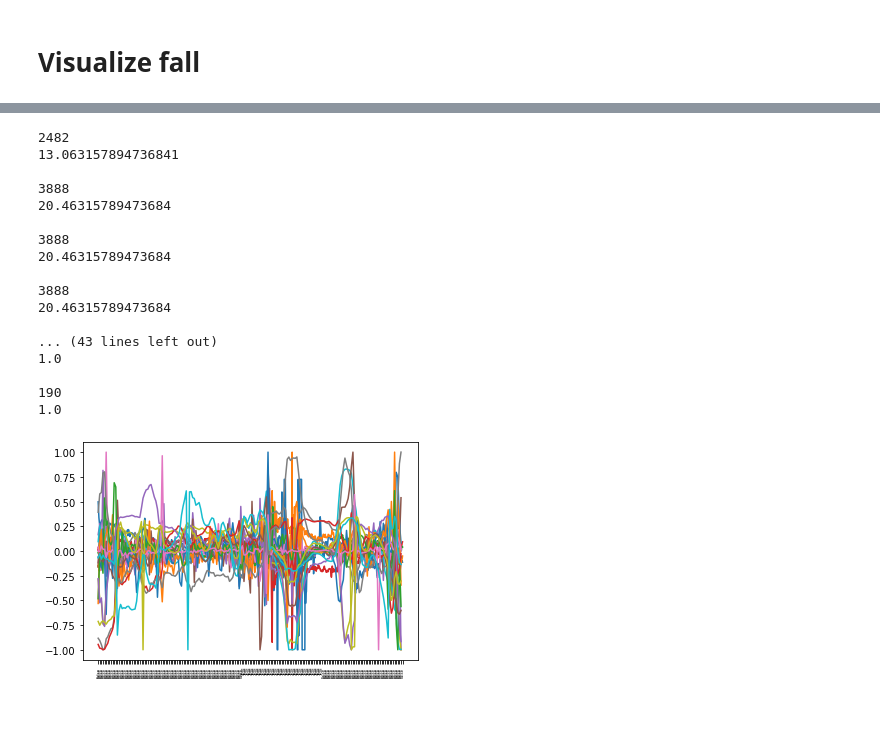
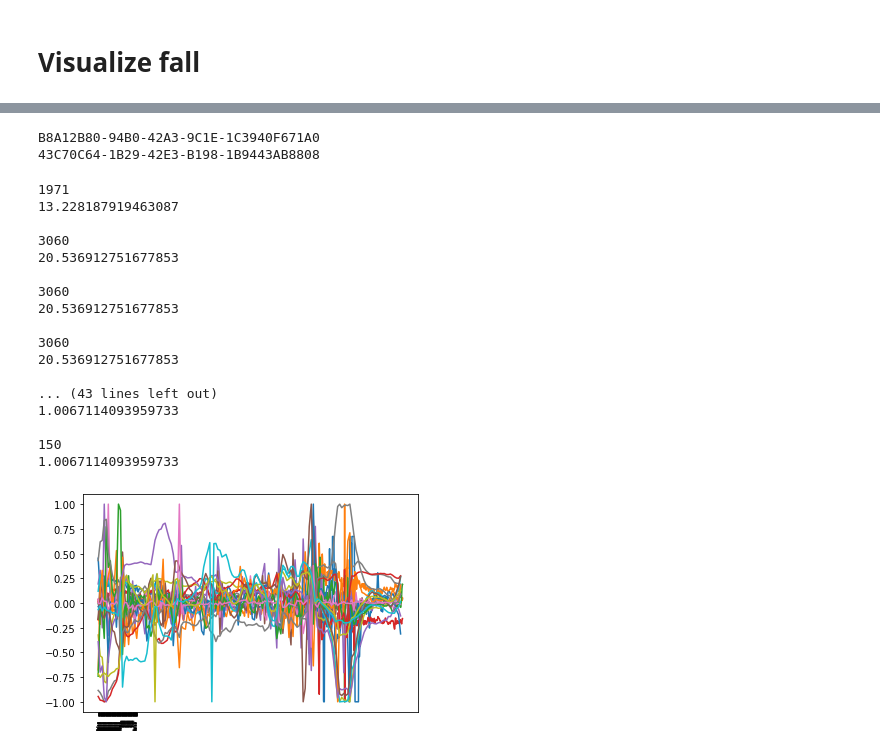
Before and after one commit to hwixley/Fall-Detection-Deep-Learning, a Jupyter notebook: preprocessing.ipynb, the cells around one changed output, grey strips where cells are left out. Cells and saved outputs as stored; diff of their text form; code cells hidden in the pictures; blank space fills up the shorter version.

```diff
--- a/preprocessing.ipynb
+++ b/preprocessing.ipynb
@@ -16,7 +16,7 @@ def getBsonFiles(DIR):
     print(bson_files)
     return bson_files
 # %%
-DATA_DIR = os.getcwd() + "/data/fddg-db2/fddg"
+DATA_DIR = os.getcwd() + "/data/fddg-db3/fddg"
 # %%
 bson_files = getBsonFiles(DATA_DIR)
 # %% [output]
@@ -167,13 +173,17 @@ class Recording:
         self.att_yaw = []
         self.delta_heading = []
 
+        print(self._id)
         r_chunks = rec_chunks[self._id]
+        for c in r_chunks:
+            print(c._id)
+        print()
         ordered_chunk_ids = {}
 
         for chunk in r_chunks:
             ordered_chunk_ids[chunk.chunk_index] = chunk
 
-        for i in range(len(r_chunks)):
+        for i in range(len(r_chunks)-1):
             chunk = chunks[ordered_chunk_ids[i]._id]
 
             assert(i == chunk.chunk_index)
@@ -262,21 +283,28 @@ def plot_recording(recording):
-# %%
-plot_recording(rec)
-# %% [output]
-2482
-13.063157894736841
-
-3888
-20.46315789473684
-
-3888
-20.46315789473684
-
-3888
-20.46315789473684
-
-... (43 lines left out)
-1.0
-
-190
-1.0
-[figure, removed]
+# %%
+for r in recordings:
+    print(r._id)
+# %% [output]
+B8A12B80-94B0-42A3-9C1E-1C3940F671A0
+43C70C64-1B29-42E3-B198-1B9443AB8808
+# %%
+plt.clf()
+plot_recording(recordings[0])
+# %% [output]
+1971
+13.228187919463087
+
+3060
+20.536912751677853
+
+3060
+20.536912751677853
+
+3060
+20.536912751677853
+
+... (43 lines left out)
+1.0067114093959733
+
+150
+1.0067114093959733
+[figure, added]
```
Also changed, not shown: parts of 6 cells of this notebook, 2 other files.
